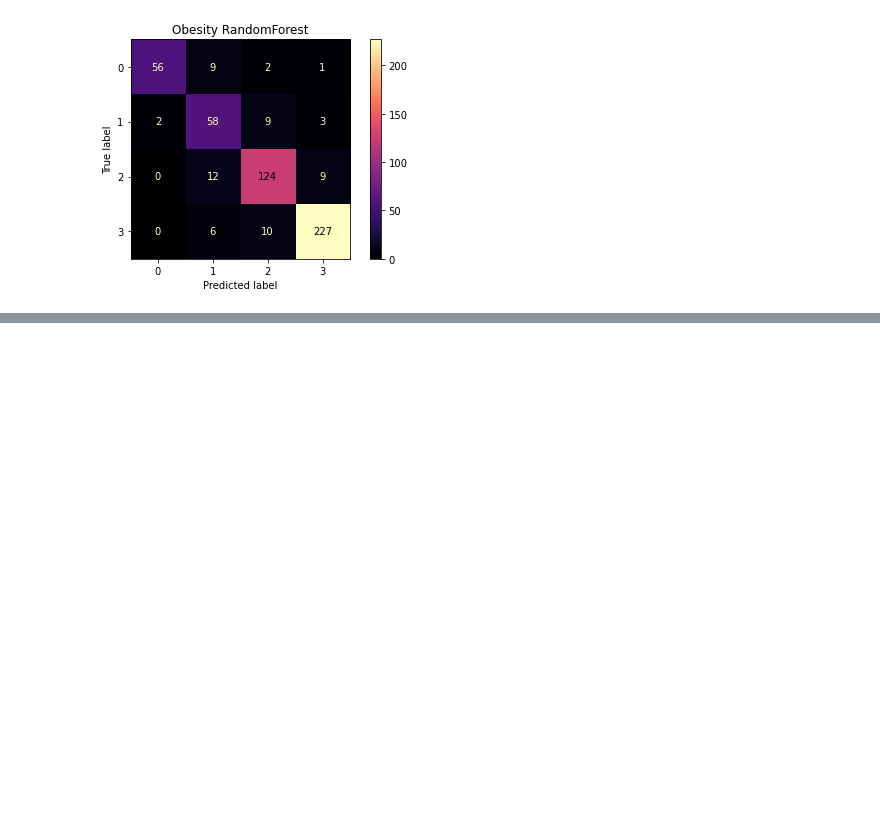
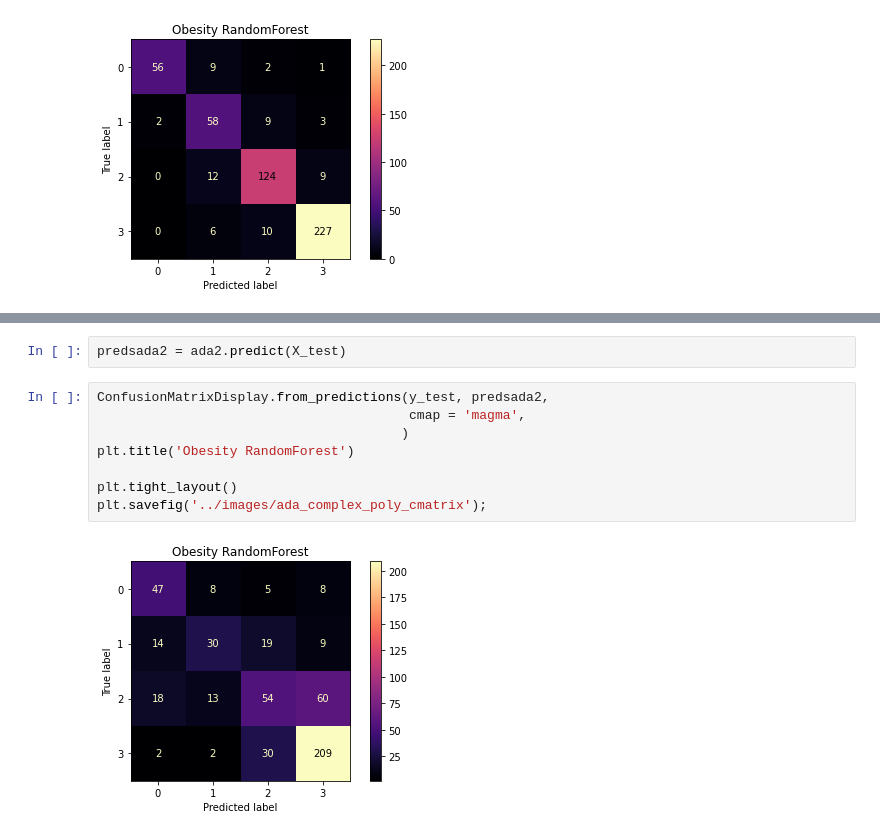
Before and after one commit to sbhewitt/Obesity-Group-Project, a Jupyter notebook: code/rick_model_classification_split2.ipynb, the cells around one changed output, grey strips where cells are left out. Saved outputs shown, nothing was run; the diff lists cells and outputs as text; blank space fills up the shorter version.

```diff
--- a/code/rick_model_classification_split2.ipynb
+++ b/code/rick_model_classification_split2.ipynb
@@ -215,0 +227,12 @@ plt.savefig('../images/rf_complex_poly_feature_importance');
+# %%
+predsada2 = ada2.predict(X_test)
+# %%
+ConfusionMatrixDisplay.from_predictions(y_test, predsada2,
+                                        cmap = 'magma',
+                                       )
+plt.title('Obesity RandomForest')
+
+plt.tight_layout()
+plt.savefig('../images/ada_complex_poly_cmatrix');
+# %% [output]
+[figure, added]
```
Also changed, not shown: parts of 4 cells of this notebook, 10 other files.
